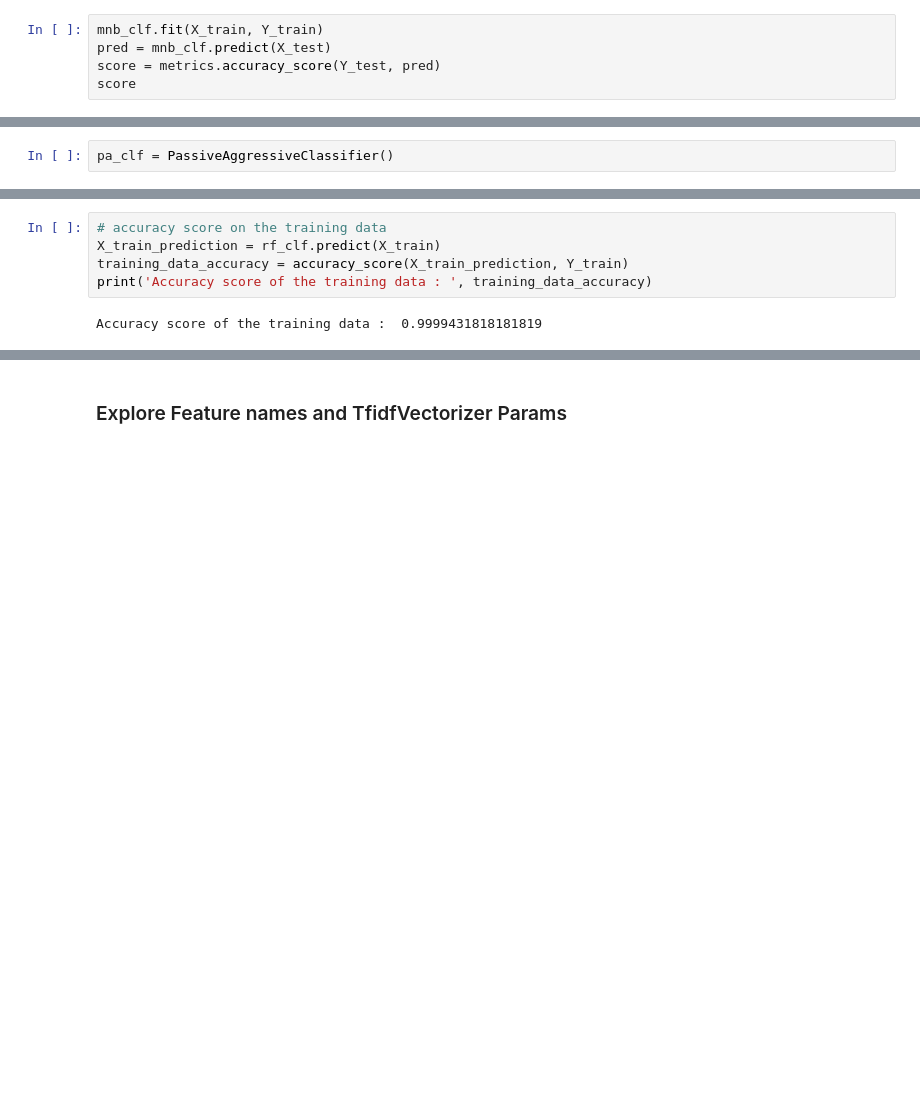
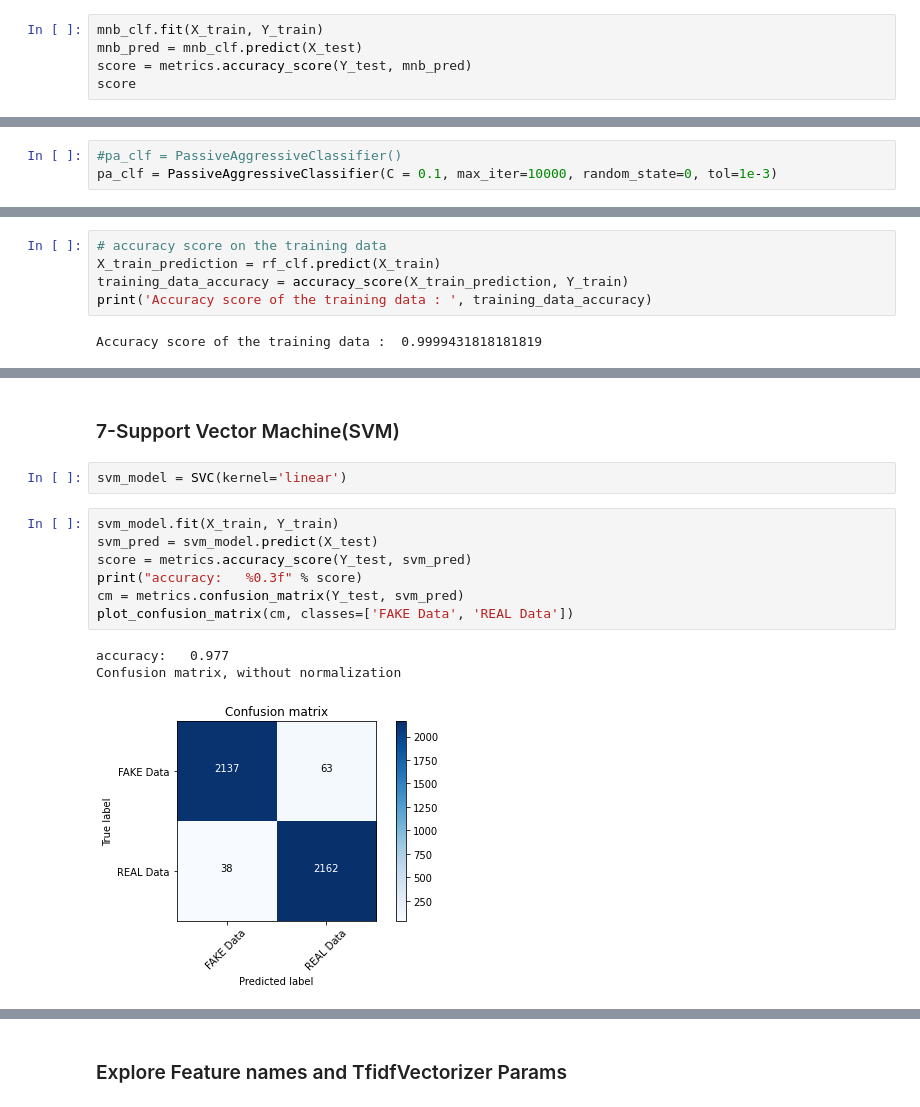
Before and after one commit to Mona-Klj/LHL_Final_Project_Covid-19_FakeNews_Detection, a Jupyter notebook: covidnews_Modeling.ipynb, the cells around one changed output, grey strips where cells are left out. Cells and saved outputs as stored; diff of their text form; blank space fills up the shorter version.

```diff
--- a/covidnews_Modeling.ipynb
+++ b/covidnews_Modeling.ipynb
@@ -198,8 +213,8 @@ Confusion matrix, without normalization
 [figure]
 # %%
 mnb_clf.fit(X_train, Y_train)
-pred = mnb_clf.predict(X_test)
-score = metrics.accuracy_score(Y_test, pred)
+mnb_pred = mnb_clf.predict(X_test)
+score = metrics.accuracy_score(Y_test, mnb_pred)
 score
 # %% [output]
 0.9334090909090909
@@ -240,6 +266,7 @@ Alpha: 0.9, Score : 0.9331818181818182
 # %% [markdown]
 ### 3-PassiveAggressiveClassifier
 # %%
-pa_clf = PassiveAggressiveClassifier()
+#pa_clf = PassiveAggressiveClassifier()
+pa_clf = PassiveAggressiveClassifier(C = 0.1, max_iter=10000, random_state=0, tol=1e-3)
 # %%
 pa_clf.fit(X_train, Y_train)
@@ -327,0 +399,15 @@ Accuracy score of the training data :  0.9999431818181819
+# %% [markdown]
+### 7-Support Vector Machine(SVM)
+# %%
+svm_model = SVC(kernel='linear')
+# %%
+svm_model.fit(X_train, Y_train)
+svm_pred = svm_model.predict(X_test)
+score = metrics.accuracy_score(Y_test, svm_pred)
+print("accuracy:   %0.3f" % score)
+cm = metrics.confusion_matrix(Y_test, svm_pred)
+plot_confusion_matrix(cm, classes=['FAKE Data', 'REAL Data'])
+# %% [output]
+accuracy:   0.977
+Confusion matrix, without normalization
+[figure, added]
```
Also changed, not shown: parts of 16 cells of this notebook.
